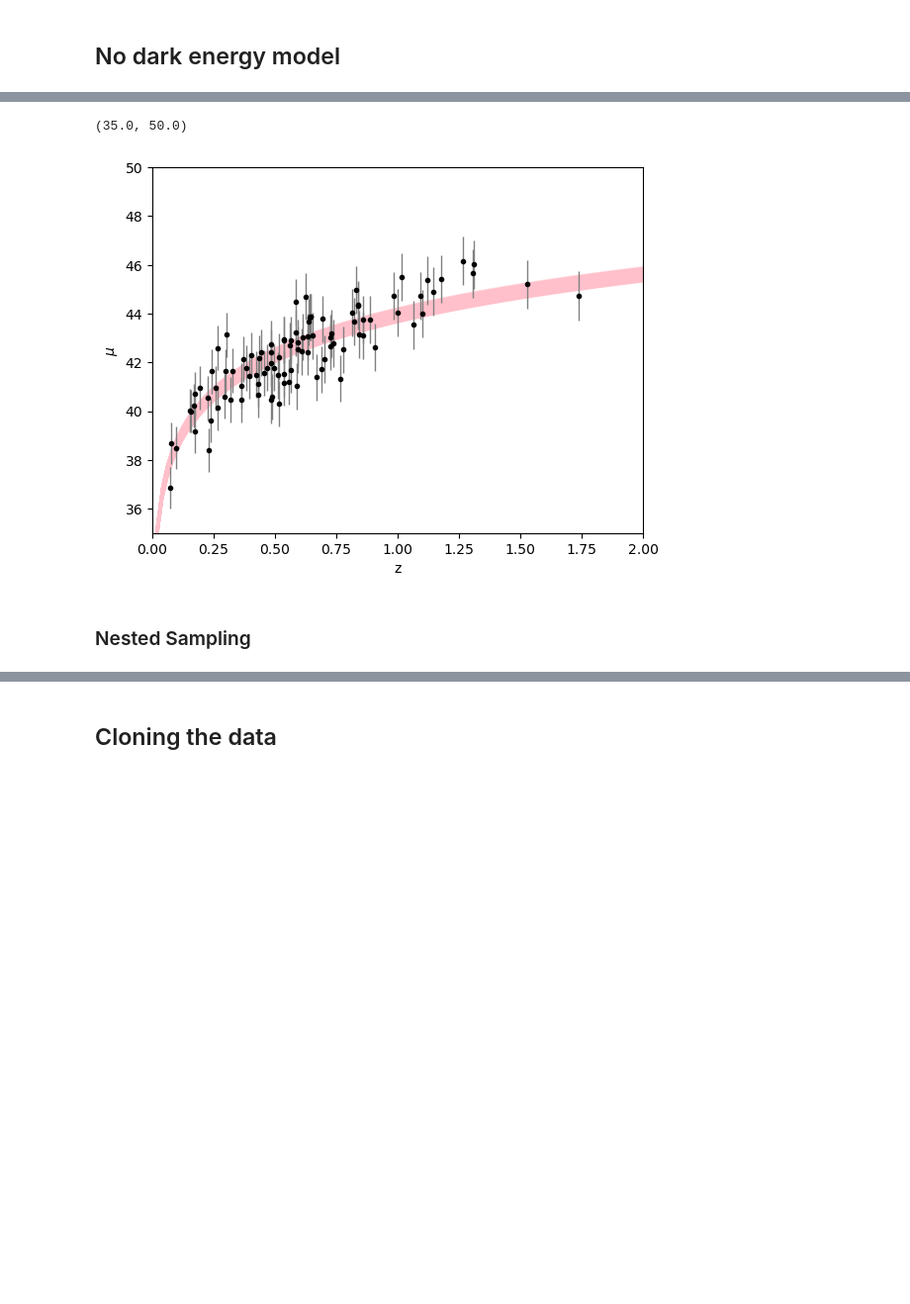
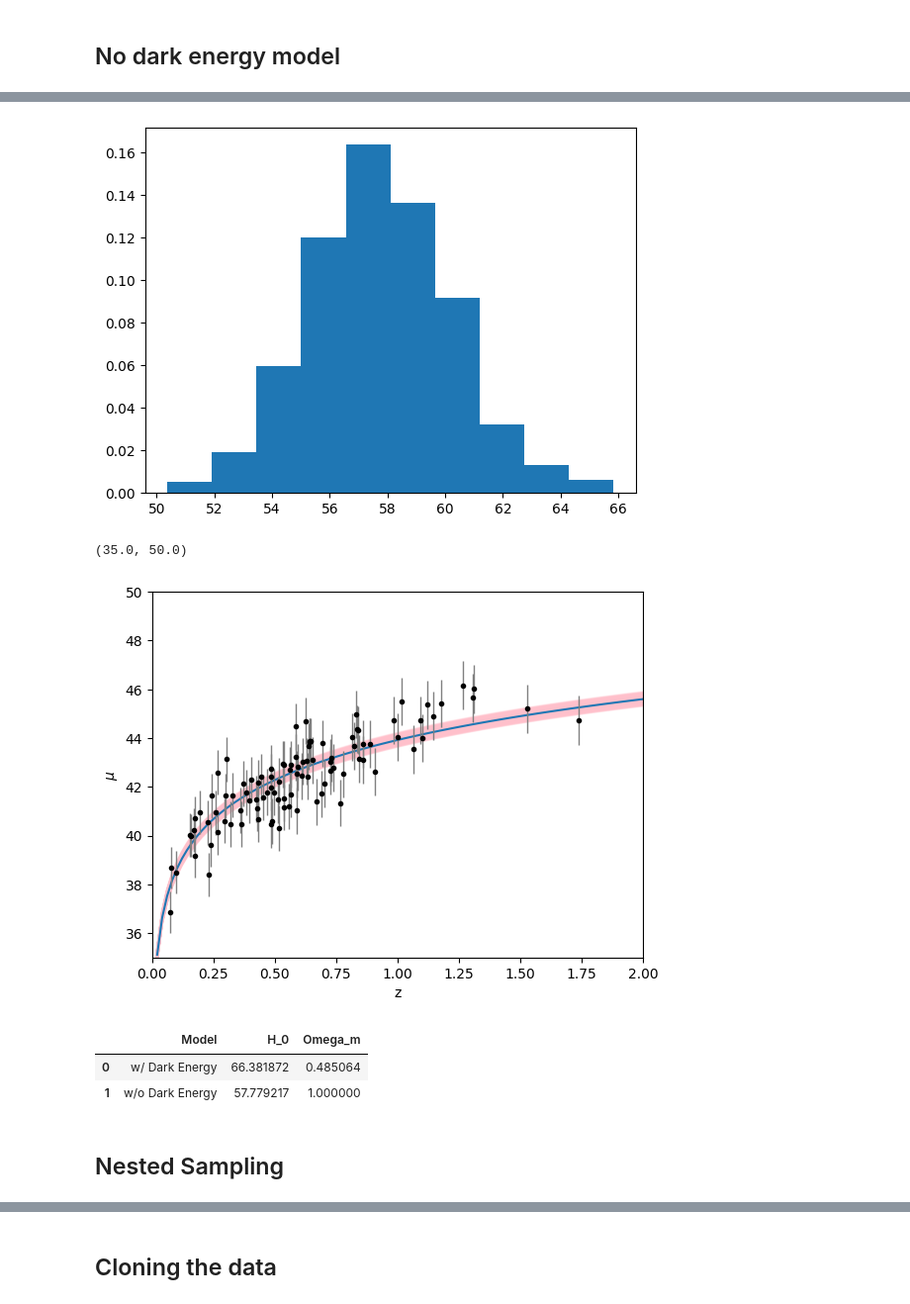
Before and after one commit to lisam10/astrostatistics_bicocca_2024, a Jupyter notebook: working/W18_GPR.ipynb, the cells around one changed output, grey strips where cells are left out. Shown at 99% size. Saved outputs shown, nothing was run; the diff lists cells and outputs as text; code cells hidden in the pictures; blank space fills up the shorter version.

```diff
--- a/working/W18_GPR.ipynb
+++ b/working/W18_GPR.ipynb
@@ -311,9 +334,14 @@ print(flat_samples.shape)
 # %%
-fig = corner.corner(flat_samples, labels=["$\Omega_m$","$H_0$"], levels=[0.68,0.95], show_titles=True, truths=[0.27,71], truth_color='red')
+plt.hist(flat_samples[:], density =True)
+plt.show()
+# %% [output]
+[figure, added]
 # %%
 for h in flat_samples[:, 0]:
     plt.plot(z, model(z, h), color = 'pink', alpha = 0.3)
 
+h_mean = np.mean(flat_samples[:])
+plt.plot(z, model(z, h_mean, 1))
 plt.errorbar(z_sample, mu_sample, dmu, fmt='.k', ecolor='gray', lw=1,label='data')
 plt.xlabel("z")
 plt.ylabel("$\mu$")
@@ -321,4 +349,4 @@ plt.xlim(0,2)
 plt.ylim(35,50)
 # %% [output]
 (35.0, 50.0)
-[figure, old version]
+[figure, new version]
@@ -325,2 +355,15 @@ plt.ylim(35,50)
+# %%
+d = {
+    'Model' : ['w/ Dark Energy', 'w/o Dark Energy'],
+    'H_0' : [DE_h_mean, h_mean],
+    'Omega_m' : [DE_omega_mean, 1]
+}
+
+df = pd.DataFrame(data=d)
+df
+# %% [output]
+|  | Model | H_0 | Omega_m |
+| 0 | w/ Dark Energy | 66.381872 | 0.485064 |
+| 1 | w/o Dark Energy | 57.779217 | 1.000000 |
 # %% [markdown]
-### Nested Sampling
+## Nested Sampling
```
Also changed, not shown: parts of 32 cells of this notebook.
